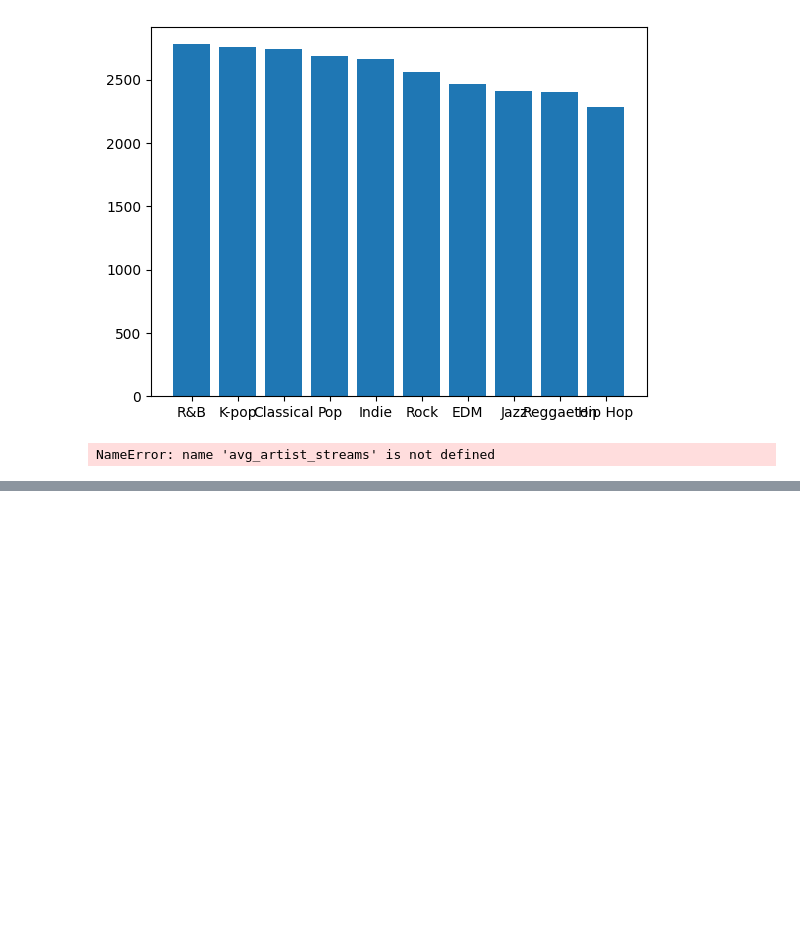
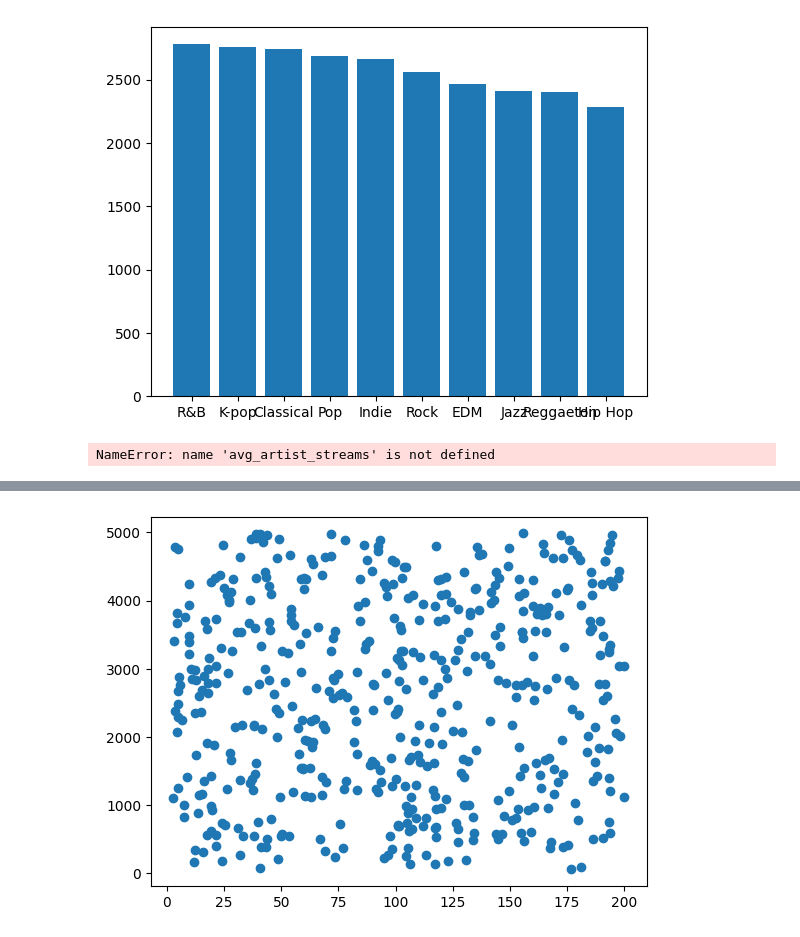
Before and after one commit to Ryanohmm/Learning_plots_ro, a Jupyter notebook: notebooks/notebook.ipynb, the cells around one changed output, grey strips where cells are left out. Drawn from its saved outputs; the diff is of its cells as text; code cells hidden in the pictures; blank space fills up the shorter version.

Commit message:
Finalized Plot work.

```diff
--- a/notebooks/notebook.ipynb
+++ b/notebooks/notebook.ipynb
@@ -95,0 +120,5 @@ plt.show()
+# %%
+plt.scatter(spotify_df["Streams Last 30 Days (Millions)"], spotify_df["Total Streams (Millions)"])
+plt.show()
+# %% [output]
+[figure, added]
```
Also changed, not shown: parts of 13 cells of this notebook, 3 other files.
